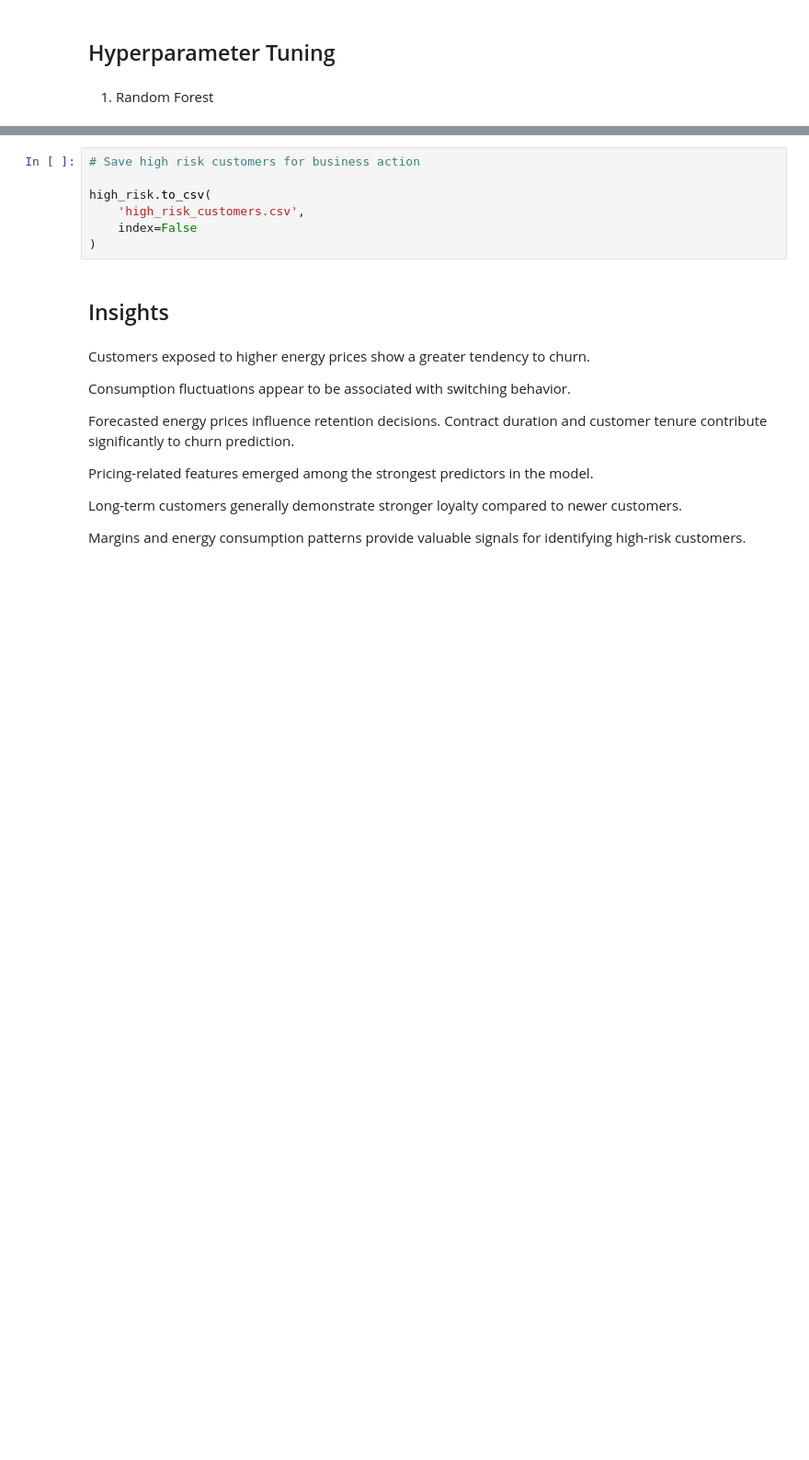
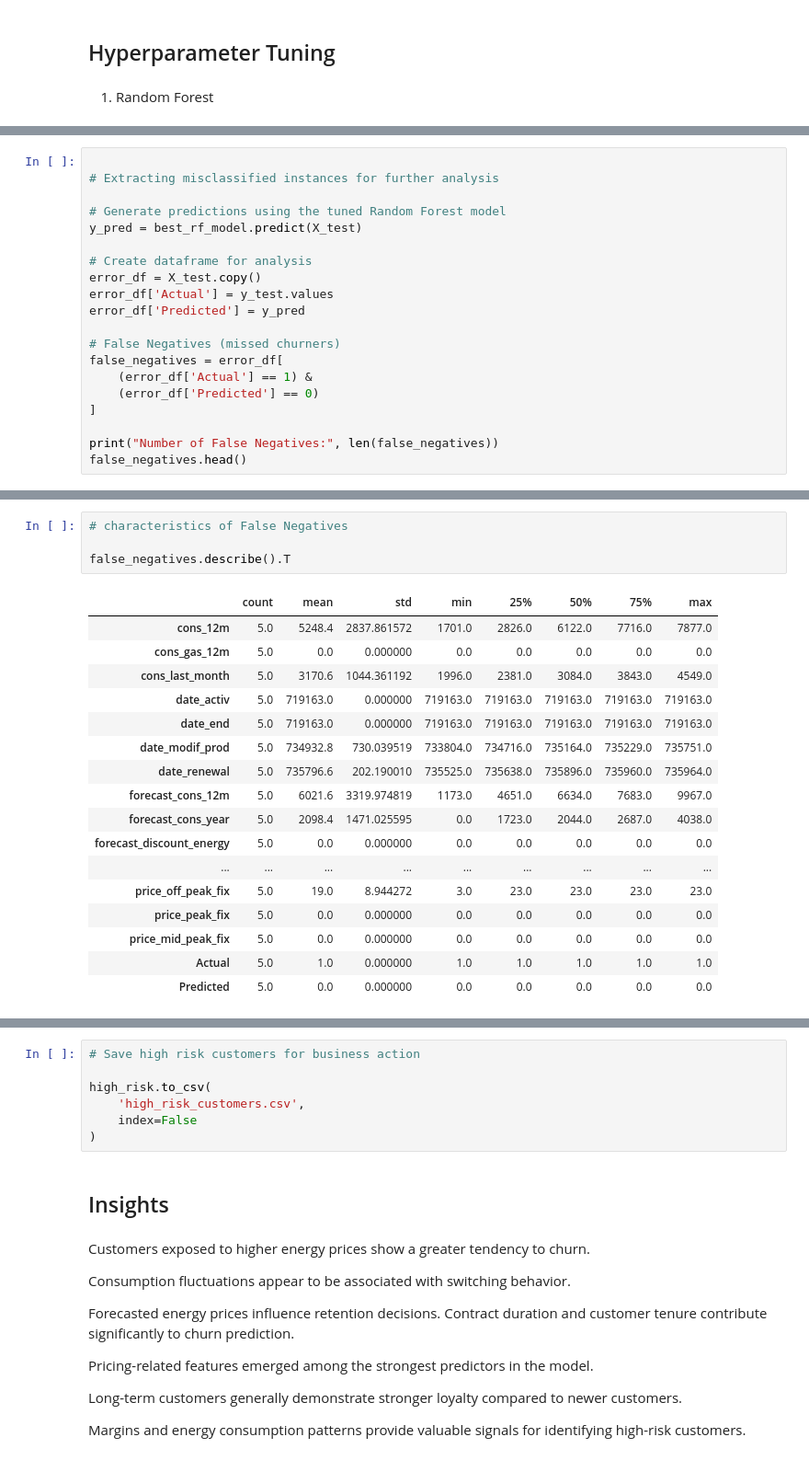
Before and after one commit to graceobonyo/PowerCo-Project, a Jupyter notebook: PowerCo.ipynb, the cells around one changed output, grey strips where cells are left out. Shown at 92% size. Cells and saved outputs as stored; diff of their text form; blank space fills up the shorter version.

```diff
--- a/PowerCo.ipynb
+++ b/PowerCo.ipynb
@@ -1147,0 +1216,20 @@ probabilities = best_rf_model.predict_proba(X_test)[:, 1]
+# %%
+
+# Extracting misclassified instances for further analysis
+
+# Generate predictions using the tuned Random Forest model
+y_pred = best_rf_model.predict(X_test)
+
+# Create dataframe for analysis
+error_df = X_test.copy()
+error_df['Actual'] = y_test.values
+error_df['Predicted'] = y_pred
+
+# False Negatives (missed churners)
+false_negatives = error_df[
+    (error_df['Actual'] == 1) &
+    (error_df['Predicted'] == 0)
+]
+
+print("Number of False Negatives:", len(false_negatives))
+false_negatives.head()
@@ -1147,0 +1245,22 @@ probabilities = best_rf_model.predict_proba(X_test)[:, 1]
+# %%
+# characteristics of False Negatives
+
+false_negatives.describe().T
+# %% [output]
+|  | count | mean | std | min | 25% | 50% | 75% | max |
+| cons_12m | 5.0 | 5248.4 | 2837.861572 | 1701.0 | 2826.0 | 6122.0 | 7716.0 | 7877.0 |
+| cons_gas_12m | 5.0 | 0.0 | 0.000000 | 0.0 | 0.0 | 0.0 | 0.0 | 0.0 |
+| cons_last_month | 5.0 | 3170.6 | 1044.361192 | 1996.0 | 2381.0 | 3084.0 | 3843.0 | 4549.0 |
+| date_activ | 5.0 | 719163.0 | 0.000000 | 719163.0 | 719163.0 | 719163.0 | 719163.0 | 719163.0 |
+| date_end | 5.0 | 719163.0 | 0.000000 | 719163.0 | 719163.0 | 719163.0 | 719163.0 | 719163.0 |
+| date_modif_prod | 5.0 | 734932.8 | 730.039519 | 733804.0 | 734716.0 | 735164.0 | 735229.0 | 735751.0 |
+| date_renewal | 5.0 | 735796.6 | 202.190010 | 735525.0 | 735638.0 | 735896.0 | 735960.0 | 735964.0 |
+| forecast_cons_12m | 5.0 | 6021.6 | 3319.974819 | 1173.0 | 4651.0 | 6634.0 | 7683.0 | 9967.0 |
+| forecast_cons_year | 5.0 | 2098.4 | 1471.025595 | 0.0 | 1723.0 | 2044.0 | 2687.0 | 4038.0 |
+| forecast_discount_energy | 5.0 | 0.0 | 0.000000 | 0.0 | 0.0 | 0.0 | 0.0 | 0.0 |
+| ... | ... | ... | ... | ... | ... | ... | ... | ... |
+| price_off_peak_fix | 5.0 | 19.0 | 8.944272 | 3.0 | 23.0 | 23.0 | 23.0 | 23.0 |
+| price_peak_fix | 5.0 | 0.0 | 0.000000 | 0.0 | 0.0 | 0.0 | 0.0 | 0.0 |
+| price_mid_peak_fix | 5.0 | 0.0 | 0.000000 | 0.0 | 0.0 | 0.0 | 0.0 | 0.0 |
+| Actual | 5.0 | 1.0 | 0.000000 | 1.0 | 1.0 | 1.0 | 1.0 | 1.0 |
+| Predicted | 5.0 | 0.0 | 0.000000 | 0.0 | 0.0 | 0.0 | 0.0 | 0.0 |
```
Also changed, not shown: parts of 41 cells of this notebook, 2 other files.
